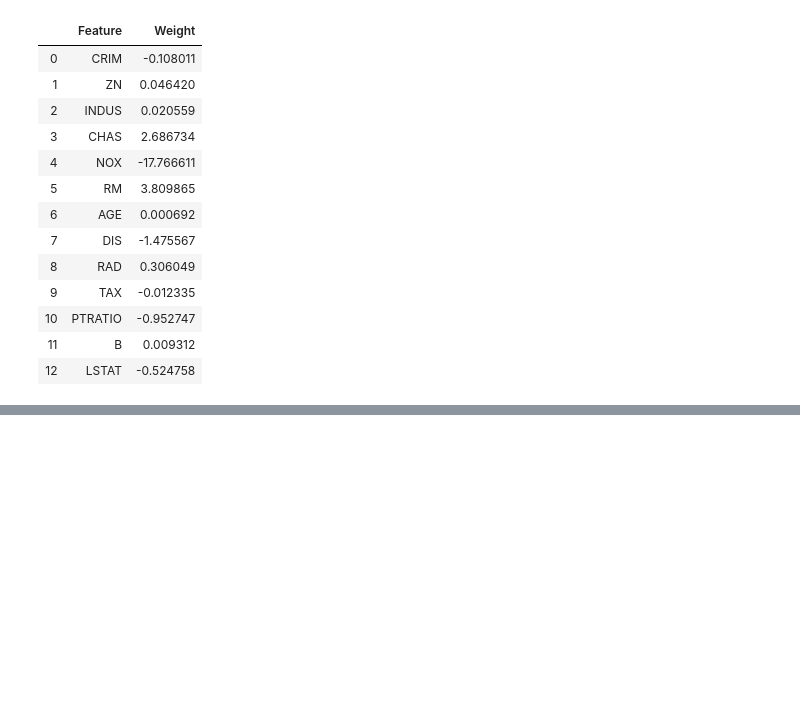
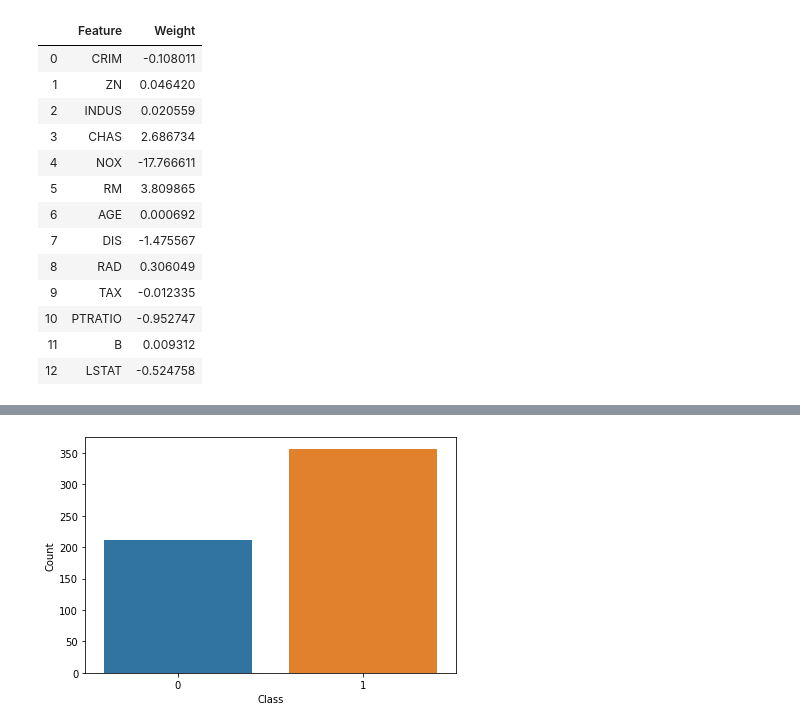
Before and after one commit to MuzaffarSoliyev/python_for_data_analysis, a Jupyter notebook: linear_models.ipynb, the cells around one changed output, grey strips where cells are left out. Saved outputs shown, nothing was run; the diff lists cells and outputs as text; code cells hidden in the pictures; blank space fills up the shorter version.

```diff
--- a/linear_models.ipynb
+++ b/linear_models.ipynb
@@ -53,0 +96,8 @@ feature_weight_df
+# %%
+plt.figure(figsize=(6, 4))
+sns.countplot(cancer.target)
+plt.xlabel('Class')
+plt.ylabel('Count')
+plt.tight_layout()
+# %% [output]
+[figure, added]
```
Also changed, not shown: parts of 11 cells of this notebook, 6 other files.
